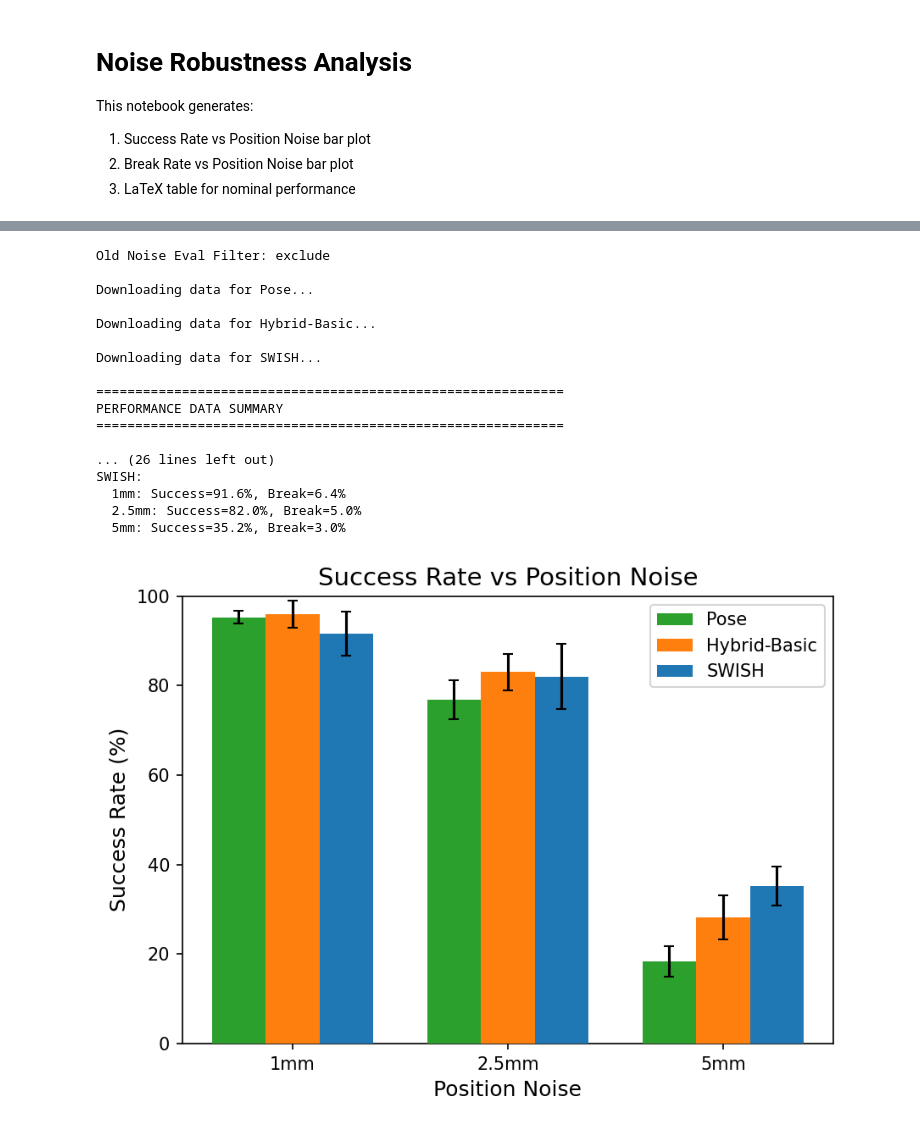
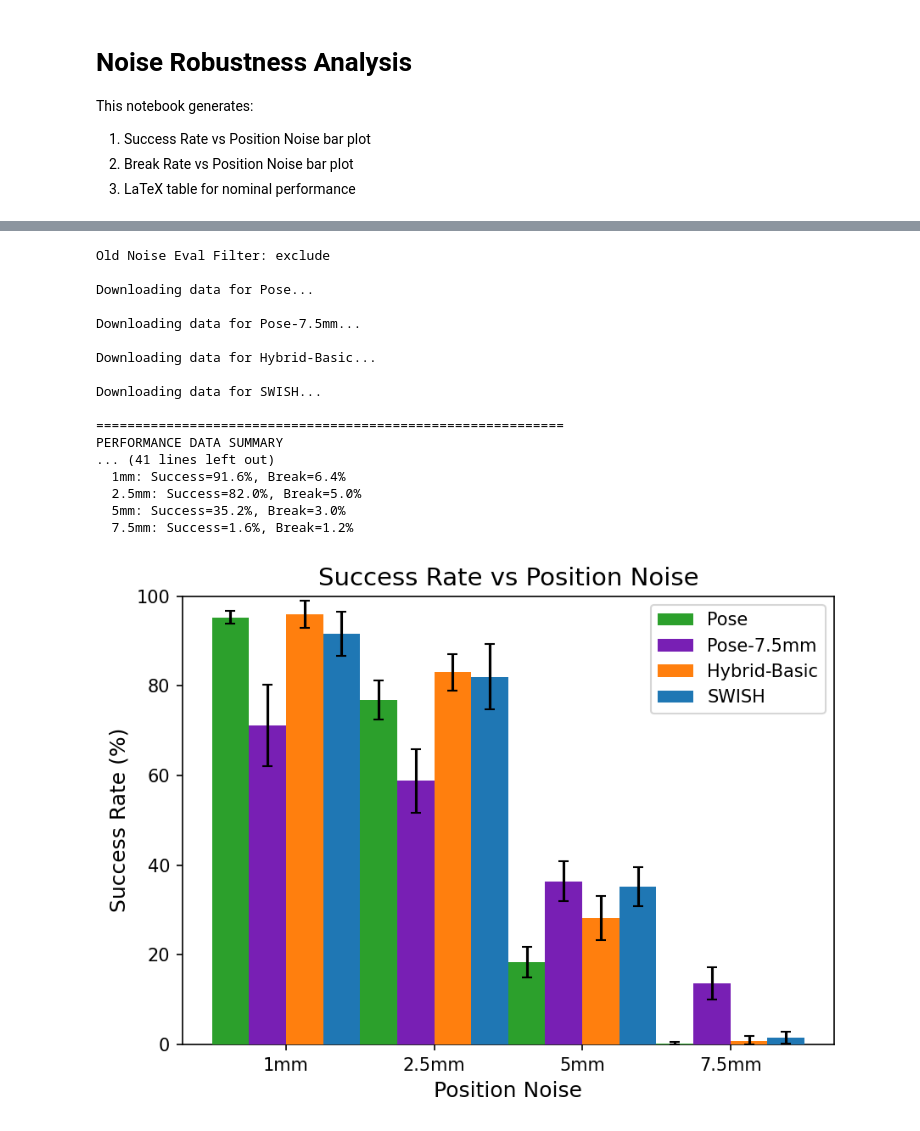
Before and after one commit to RoboNuke/Continuous_Force_RL, a Jupyter notebook: scripts/data_processing/noise_robustness_analysis.ipynb, the cells around one changed output, grey strips where cells are left out. Saved outputs shown, nothing was run; the diff lists cells and outputs as text; code cells hidden in the pictures.

```diff
--- a/scripts/data_processing/noise_robustness_analysis.ipynb
+++ b/scripts/data_processing/noise_robustness_analysis.ipynb
@@ -23,6 +23,7 @@ PROJECT = "SG_Exps"
 # Method Tags (PLACEHOLDER - update these)
 METHOD_TAGS = {
     "Pose": "pose_perf-comp:2026-01-05_10:54",
+    "Pose-7.5mm": "pose_75mm-noise:2026-01-16_19:08",
     "Hybrid-Basic": "basic-hybrid_perf-comp:2026-01-05_10:54",
     #"LCLoP": "LCLoP_perf-comp:2026-01-05_10:54",
     #"New": "LCLoP_softplus:2026-01-09_23:06", #(top 4) most similar to basic noise but lower general
@@ -32,6 +33,7 @@ METHOD_TAGS = {
     #"New": "softplus_tests:1:2026-01-09_22:55", #softplus + zcon #not done
     #"CLoP": "CLoP_perf-comp:2026-01-09_22:56",
     "SWISH": "LCLoP_fix_perf-comp:2026-01-09_11:17",
+    #"SWISH-7.5mm": "LCLoP_75mm-noise:2026-01-16_17:58"
     #"LongLCLoP": "Long_LCLoP_perf-comp:2026-01-10_10:58",
 }
 
@@ -49,7 +51,7 @@ NOISE_LEVELS = {
     "1mm": "0mm-1mm",
     "2.5mm": "1mm-2.5mm",
     "5mm": "2.5mm-5mm",
-    #"7.5mm": "5mm-7.5mm",
+    "7.5mm": "5mm-7.5mm",
 }
 
 # Metrics
@@ -253,6 +252,8 @@ for method_name, df in noise_data.items():
 Old Noise Eval Filter: exclude
 
 Downloading data for Pose...
+
+Downloading data for Pose-7.5mm...
 
 Downloading data for Hybrid-Basic...
 
@@ -260,13 +261,11 @@ Downloading data for SWISH...
 
 ============================================================
 PERFORMANCE DATA SUMMARY
-============================================================
-
-... (26 lines left out)
-SWISH:
+... (41 lines left out)
   1mm: Success=91.6%, Break=6.4%
   2.5mm: Success=82.0%, Break=5.0%
   5mm: Success=35.2%, Break=3.0%
+  7.5mm: Success=1.6%, Break=1.2%
 # %%
 # ============================================================
 # BLOCK 4: SUCCESS RATE VS POSITION NOISE - BAR PLOT
@@ -285,7 +284,7 @@ COLORS = {
     "Pose": "#2ca02c",        # Green
     "Hybrid-Basic": "#ff7f0e", # Orange
     "SWISH": "#1f77b4",       # Blue
-    "LongLCLoP": "#781fb4",       # Purple
+    "Pose-7.5mm": "#781fb4",       # Purple
 }
 
 # Font sizes
@@ -337,34 +336,34 @@ for i, method_name in enumerate(method_names):
             std = subset["success_rate"].std()
             n_seeds = len(subset)
             sem = std / np.sqrt(n_seeds)
             ci = 1.96 * sem
             # Clip error bars to [0, 100] range
             errors_lower.append(min(ci, mean - 0))
             errors_upper.append(min(ci, 100 - mean))
             means.append(mean)
         else:
             means.append(0)
             errors_lower.append(0)
             errors_upper.append(0)
 
     offset = (i - len(method_names)/2 + 0.5) * BAR_WIDTH
     ax.bar(x + offset, means, BAR_WIDTH, label=method_name, color=COLORS[method_name],
            yerr=[errors_lower, errors_upper], capsize=3, zorder=3)
 
 ax.set_xlabel(X_LABEL, fontsize=FONT_AXIS_LABEL)
 ax.set_ylabel(Y_LABEL, fontsize=FONT_AXIS_LABEL)
 ax.set_title(TITLE, fontsize=FONT_TITLE)
 ax.set_xticks(x)
 ax.set_xticklabels(noise_labels, fontsize=FONT_TICK)
 ax.set_ylim(Y_LIM)
 ax.set_yticks(Y_TICKS)
 ax.tick_params(axis='y', labelsize=FONT_TICK)
 ax.legend(fontsize=FONT_LEGEND)
 
 plt.tight_layout()
 plt.show()
 # %% [output]
-[figure, old version]
+[figure, new version]
 # %%
 # ============================================================
 # BLOCK 5: BREAK RATE VS POSITION NOISE - BAR PLOT
```
Also changed, not shown: parts of 3 cells of this notebook, 4 other files.
